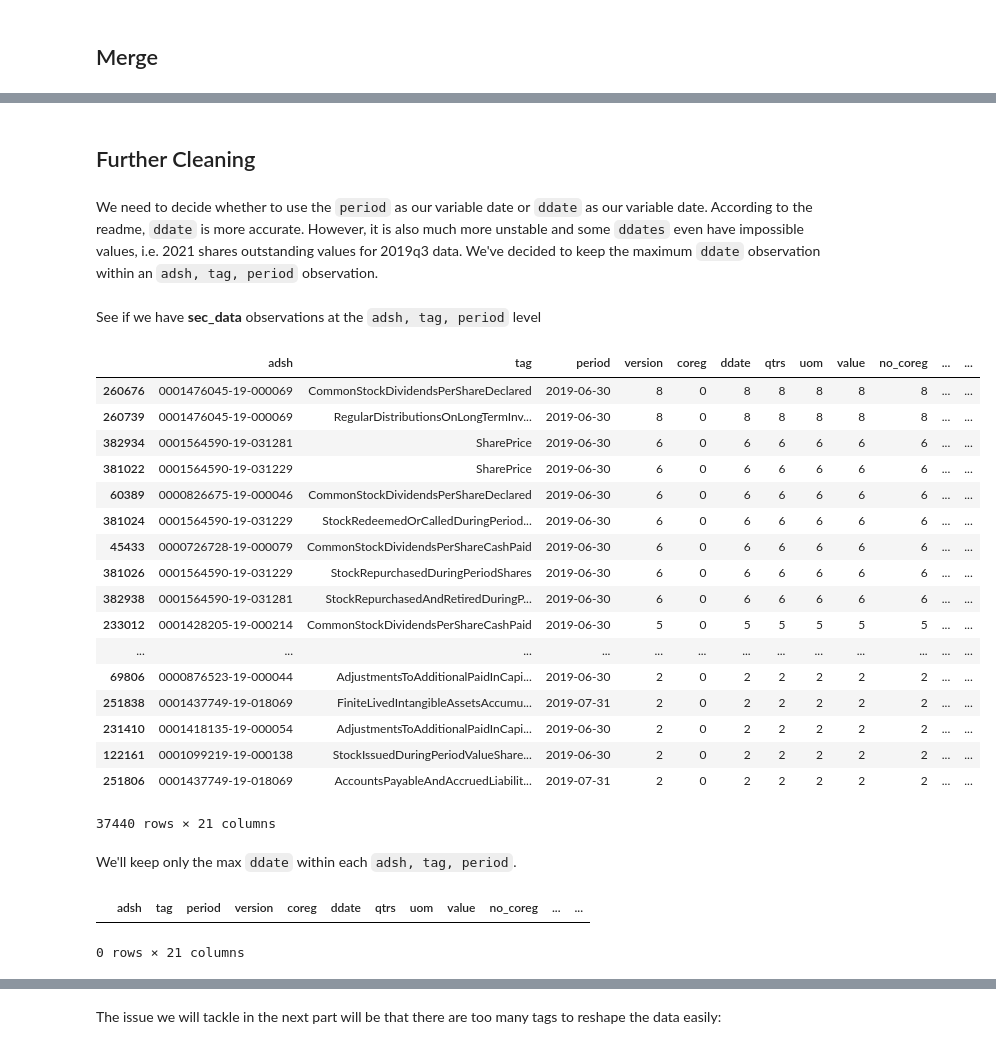
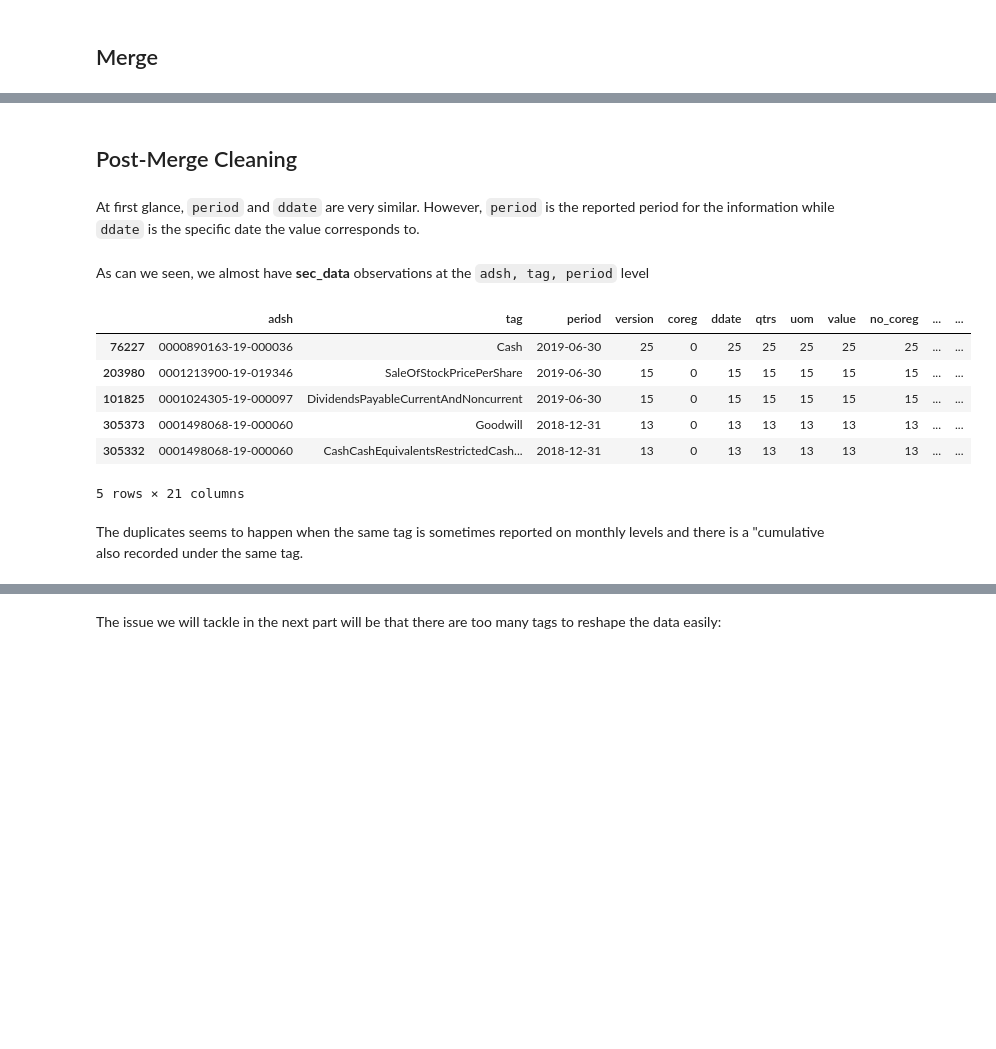
Before and after one commit to mixerupper/1001-term-project, a Jupyter notebook: code/02-build/01a-clean-sec-data.ipynb, the cells around one changed output, grey strips where cells are left out. Saved outputs shown, nothing was run; the diff lists cells and outputs as text; code cells hidden in the pictures; blank space fills up the shorter version.

Commit message:
Multiple changes to initial build according to new understanding of the data. Newly created dyrqt level column

```diff
--- a/code/02-build/01a-clean-sec-data.ipynb
+++ b/code/02-build/01a-clean-sec-data.ipynb
@@ -87,10 +87,11 @@ pre_data = raw_num_data\
     .drop_duplicates()
 # %%
 sub_data = raw_sub_data\
-    .filter(['adsh', 'cik', 'name', 'sic', 'countryba', 'period', 'form', 'fye', 'accepted', 'instance'], axis = 'columns')\
+    .filter(['adsh', 'cik', 'name', 'sic', 'countryba', 'period', 'form', 'fye', 'filed', 'accepted', 'instance'], axis = 'columns')\
     .rename(mapper = {'name':'company_name', 'countryba':'country'}, axis = 'columns')\
     .assign(period = pd.to_datetime(raw_sub_data['period'], format='%Y%m%d', errors = 'coerce'))\
-    .assign(dyear = raw_num_data['ddate'].map(lambda x: math.floor(x/10000)))\
+    .assign(filed = pd.to_datetime(raw_sub_data['filed'], format='%Y%m%d', errors = 'coerce'))\
+    .assign(accepted = pd.to_datetime(raw_sub_data['accepted'], format='%Y-%m-%d', errors = 'coerce'))\
     .query("form in ['10-Q', '10-K']") # Keep only the quarterly and annual filings
 # %%
 tag_data = raw_tag_data\
@@ -111,5 +112,4 @@ num_data = raw_num_data\
     .assign(ddate = pd.to_datetime(raw_num_data['ddate'], format = '%Y%m%d', errors = 'coerce'))\
     .query("(no_coreg == True) & (no_value == False)")\
     .query("(qtrs in (0,1))")\
-    .query("uom in ('USD', 'shares', 'pure')")\
-    .query("(ddate >= '2019-01-01')&(ddate <= '2019-12-31')")
+    .query("uom in ('USD', 'shares', 'pure')")
@@ -120,3 +116,8 @@ num_data.shape
 # %% [markdown]
 ## Merge <a name="Merge"></a>
+# %%
+initial_sec_data = num_data.merge(pre_data, on = ['adsh', 'tag', 'version'])\
+    .merge(sub_data, on = ['adsh'])\
+    .merge(tag_data, on = ['tag', 'version'])\
+    .reset_index(drop = True)
 # %%
@@ -133,34 +130,21 @@ sec_data = num_data.merge(pre_data, on = ['adsh', 'tag', 'version'])\
 # %% [markdown]
-## Further Cleaning  <a name="FurtherCleaning"></a>
+## Post-Merge Cleaning  <a name="FurtherCleaning"></a>
-# %% [markdown]
-We need to decide whether to use the `period` as our variable date or `ddate` as our variable date. According to the readme, `ddate` is more accurate. However, it is also much more unstable and some `ddates` even have impossible values, i.e. 2021 shares outstanding values for 2019q3 data. We've decided to keep the maximum `ddate` observation within an `adsh, tag, period` observation.
+# %% [markdown]
+At first glance, `period` and `ddate` are very similar. However, `period` is the reported period for the information while `ddate` is the specific date the value corresponds to.
 # %% [markdown]
-See if we have **sec_data** observations at the `adsh, tag, period` level
+As can we seen, we almost have **sec_data** observations at the `adsh, tag, period` level
 # %%
-multiple_matches = sec_data.groupby(['adsh', 'tag', 'period'], as_index = False)\
+multiple_matches = initial_sec_data.groupby(['adsh', 'tag', 'period'], as_index = False)\
     .count()\
     .sort_values('value', ascending = False)\
     .query("value > 1")
 # %%
-multiple_matches
+multiple_matches.head()
 # %% [output]
 |  | adsh | tag | period | version | coreg | ddate | qtrs | uom | value | no_coreg | ... | ... |
-| 260676 | 0001476045-19-000069 | CommonStockDividendsPerShareDeclared | 2019-06-30 | 8 | 0 | 8 | 8 | 8 | 8 | 8 | ... | ... |
-| 260739 | 0001476045-19-000069 | RegularDistributionsOnLongTermInv... | 2019-06-30 | 8 | 0 | 8 | 8 | 8 | 8 | 8 | ... | ... |
-| 382934 | 0001564590-19-031281 | SharePrice | 2019-06-30 | 6 | 0 | 6 | 6 | 6 | 6 | 6 | ... | ... |
-| 381022 | 0001564590-19-031229 | SharePrice | 2019-06-30 | 6 | 0 | 6 | 6 | 6 | 6 | 6 | ... | ... |
-| 60389 | 0000826675-19-000046 | CommonStockDividendsPerShareDeclared | 2019-06-30 | 6 | 0 | 6 | 6 | 6 | 6 | 6 | ... | ... |
-| 381024 | 0001564590-19-031229 | StockRedeemedOrCalledDuringPeriod... | 2019-06-30 | 6 | 0 | 6 | 6 | 6 | 6 | 6 | ... | ... |
-| 45433 | 0000726728-19-000079 | CommonStockDividendsPerShareCashPaid | 2019-06-30 | 6 | 0 | 6 | 6 | 6 | 6 | 6 | ... | ... |
-| 381026 | 0001564590-19-031229 | StockRepurchasedDuringPeriodShares | 2019-06-30 | 6 | 0 | 6 | 6 | 6 | 6 | 6 | ... | ... |
-| 382938 | 0001564590-19-031281 | StockRepurchasedAndRetiredDuringP... | 2019-06-30 | 6 | 0 | 6 | 6 | 6 | 6 | 6 | ... | ... |
-| 233012 | 0001428205-19-000214 | CommonStockDividendsPerShareCashPaid | 2019-06-30 | 5 | 0 | 5 | 5 | 5 | 5 | 5 | ... | ... |
-| ... | ... | ... | ... | ... | ... | ... | ... | ... | ... | ... | ... | ... |
-| 69806 | 0000876523-19-000044 | AdjustmentsToAdditionalPaidInCapi... | 2019-06-30 | 2 | 0 | 2 | 2 | 2 | 2 | 2 | ... | ... |
-| 251838 | 0001437749-19-018069 | FiniteLivedIntangibleAssetsAccumu... | 2019-07-31 | 2 | 0 | 2 | 2 | 2 | 2 | 2 | ... | ... |
-| 231410 | 0001418135-19-000054 | AdjustmentsToAdditionalPaidInCapi... | 2019-06-30 | 2 | 0 | 2 | 2 | 2 | 2 | 2 | ... | ... |
-| 122161 | 0001099219-19-000138 | StockIssuedDuringPeriodValueShare... | 2019-06-30 | 2 | 0 | 2 | 2 | 2 | 2 | 2 | ... | ... |
-| 251806 | 0001437749-19-018069 | AccountsPayableAndAccruedLiabilit... | 2019-07-31 | 2 | 0 | 2 | 2 | 2 | 2 | 2 | ... | ... |
+| 76227 | 0000890163-19-000036 | Cash | 2019-06-30 | 25 | 0 | 25 | 25 | 25 | 25 | 25 | ... | ... |
+| 203980 | 0001213900-19-019346 | SaleOfStockPricePerShare | 2019-06-30 | 15 | 0 | 15 | 15 | 15 | 15 | 15 | ... | ... |
+| 101825 | 0001024305-19-000097 | DividendsPayableCurrentAndNoncurrent | 2019-06-30 | 15 | 0 | 15 | 15 | 15 | 15 | 15 | ... | ... |
+| 305373 | 0001498068-19-000060 | Goodwill | 2018-12-31 | 13 | 0 | 13 | 13 | 13 | 13 | 13 | ... | ... |
+| 305332 | 0001498068-19-000060 | CashCashEquivalentsRestrictedCash... | 2018-12-31 | 13 | 0 | 13 | 13 | 13 | 13 | 13 | ... | ... |
-37440 rows × 21 columns
+5 rows × 21 columns
-# %% [markdown]
-We'll keep only the max `ddate` within each `adsh, tag, period`.
@@ -174,5 +151,2 @@ multiple_matches = sec_data.groupby(['adsh', 'tag', 'period'], as_index = False)
-# %%
-multiple_matches
-# %% [output]
-|  | adsh | tag | period | version | coreg | ddate | qtrs | uom | value | no_coreg | ... | ... |
-0 rows × 21 columns
+# %% [markdown]
+The duplicates seems to happen when the same tag is sometimes reported on monthly levels and there is a "cumulative also recorded under the same tag.
```
Also changed, not shown: parts of 16 cells of this notebook, 5 other files.
